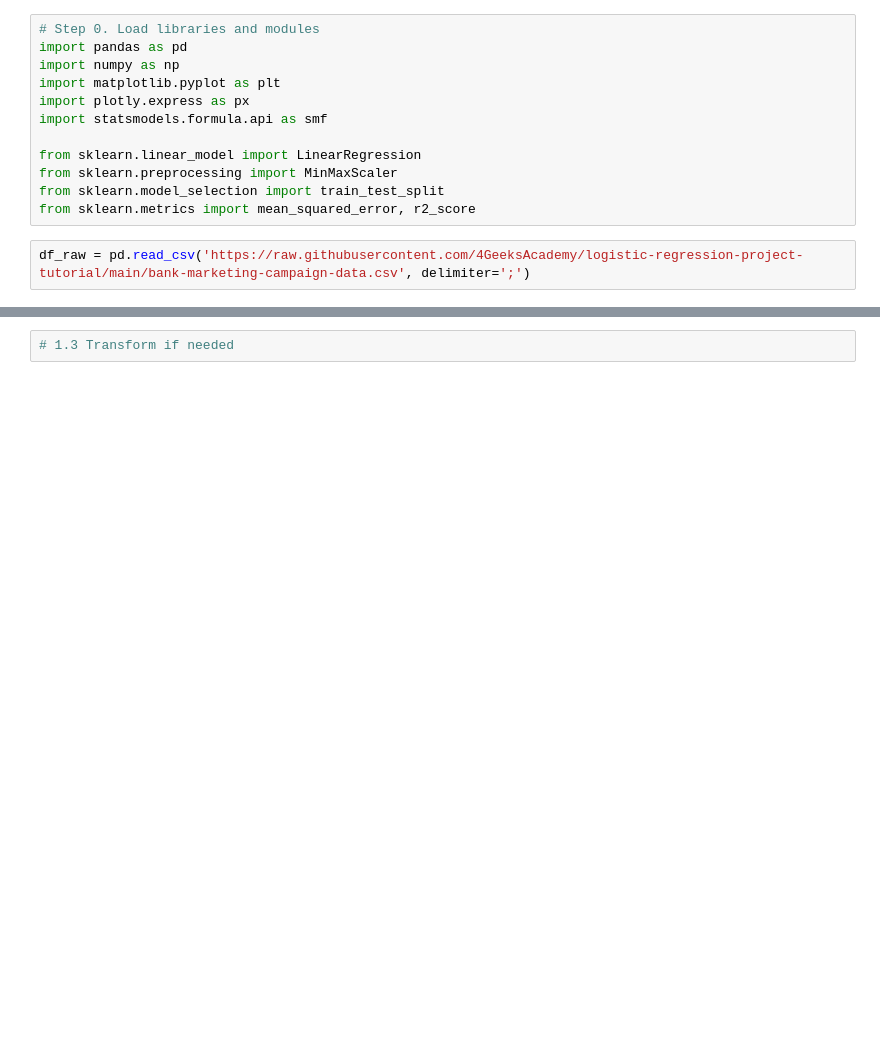
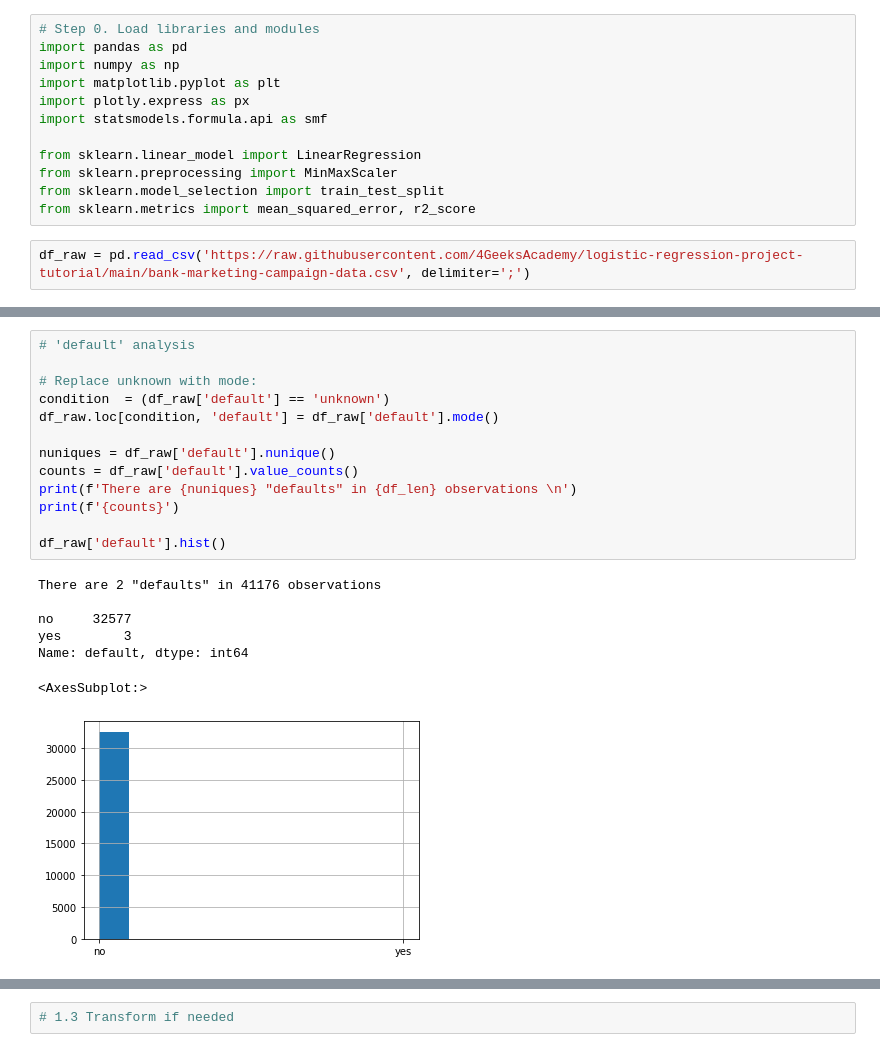
Before and after one commit to jgayosof/logistic-regression-project-tutorial, a Jupyter notebook: src/Sample_Steps.ipynb, the cells around one changed output, grey strips where cells are left out. Saved outputs shown, nothing was run; the diff lists cells and outputs as text; blank space fills up the shorter version.

```diff
--- a/src/Sample_Steps.ipynb
+++ b/src/Sample_Steps.ipynb
@@ -73,0 +207,21 @@ memory usage: 6.6+ MB
+# %%
+# 'default' analysis
+
+# Replace unknown with mode:
+condition  = (df_raw['default'] == 'unknown')
+df_raw.loc[condition, 'default'] = df_raw['default'].mode()
+
+nuniques = df_raw['default'].nunique()
+counts = df_raw['default'].value_counts()
+print(f'There are {nuniques} "defaults" in {df_len} observations \n')
+print(f'{counts}')
+
+df_raw['default'].hist()
+# %% [output]
+There are 2 "defaults" in 41176 observations
+
+no     32577
+yes        3
+Name: default, dtype: int64
+<AxesSubplot:>
+[figure, added]
```
Also changed, not shown: parts of 18 cells of this notebook.
